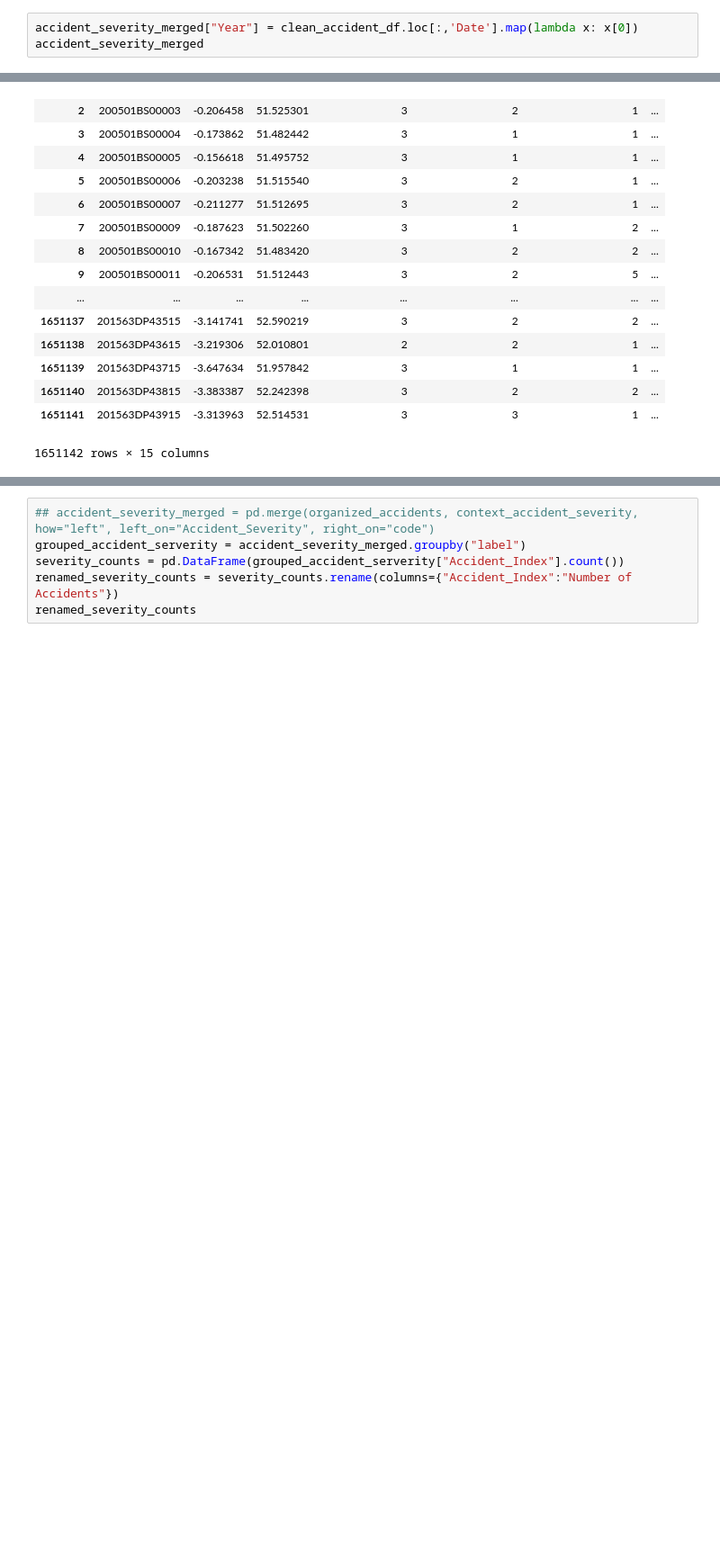
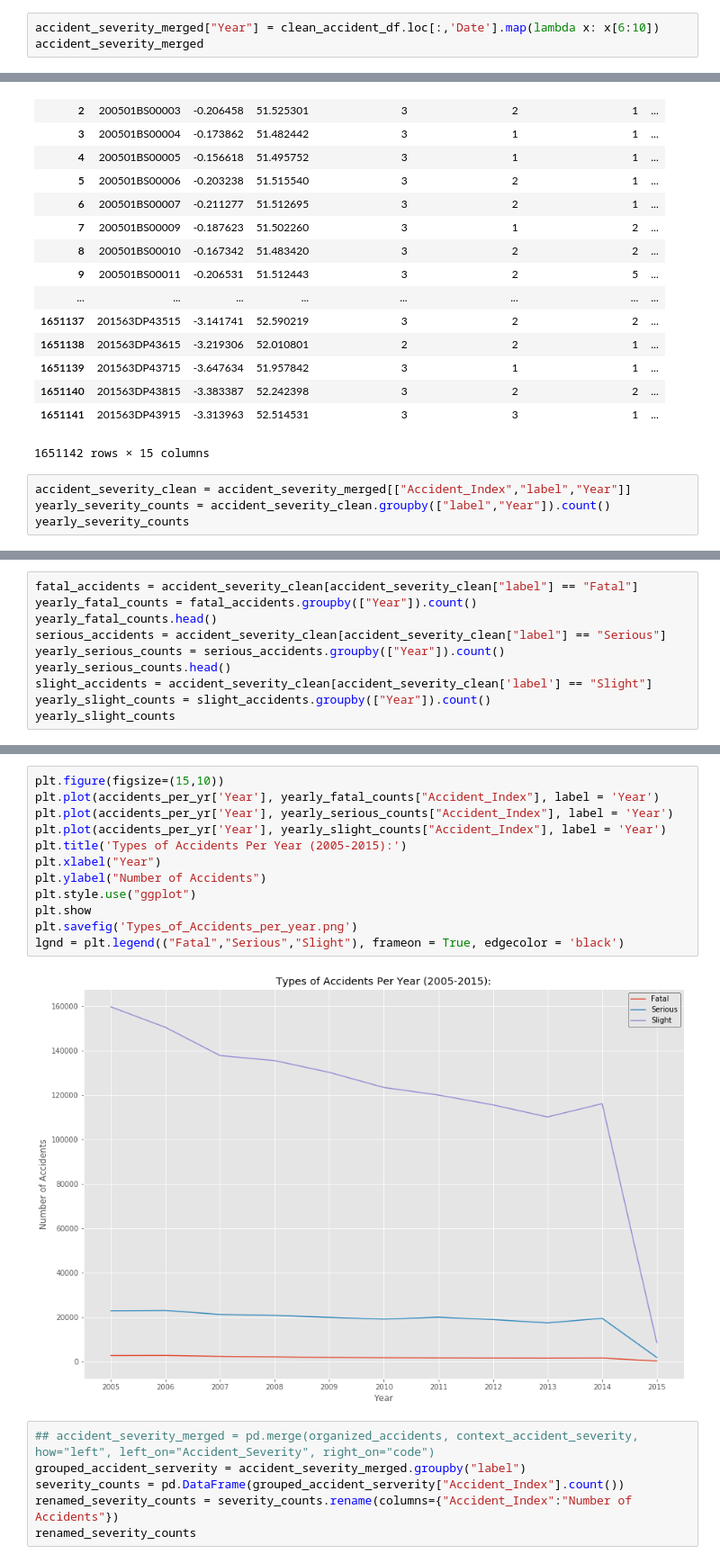
Before and after one commit to baybailz/Project-One-UNCC-Bootcamp, a Jupyter notebook: bailey_cleaning.ipynb, the cells around one changed output, grey strips where cells are left out. Shown: that part at 90% size. Saved outputs shown, nothing was run; the diff lists cells and outputs as text; blank space fills up the shorter version.

```diff
--- a/bailey_cleaning.ipynb
+++ b/bailey_cleaning.ipynb
@@ -340,7 +340,7 @@ context_accident_severity
 | 1 | 2 | Serious |
 | 2 | 3 | Slight |
 # %%
-accident_severity_merged["Year"] = clean_accident_df.loc[:,'Date'].map(lambda x: x[0])
+accident_severity_merged["Year"] = clean_accident_df.loc[:,'Date'].map(lambda x: x[6:10])
 accident_severity_merged
 # %% [output]
 |  | Accident_Index | Longitude | Latitude | Accident_Severity | Number_of_Vehicles | Number_of_Casualties | ... |
@@ -361,3 +361,7 @@ accident_severity_merged
 | 1651140 | 201563DP43815 | -3.383387 | 52.242398 | 3 | 2 | 2 | ... |
 | 1651141 | 201563DP43915 | -3.313963 | 52.514531 | 3 | 3 | 1 | ... |
 1651142 rows × 15 columns
+# %%
+accident_severity_clean = accident_severity_merged[["Accident_Index","label","Year"]]
+yearly_severity_counts = accident_severity_clean.groupby(["label","Year"]).count()
+yearly_severity_counts
@@ -363,0 +387,10 @@ accident_severity_merged
+# %%
+fatal_accidents = accident_severity_clean[accident_severity_clean["label"] == "Fatal"]
+yearly_fatal_counts = fatal_accidents.groupby(["Year"]).count()
+yearly_fatal_counts.head()
+serious_accidents = accident_severity_clean[accident_severity_clean["label"] == "Serious"]
+yearly_serious_counts = serious_accidents.groupby(["Year"]).count()
+yearly_serious_counts.head()
+slight_accidents = accident_severity_clean[accident_severity_clean['label'] == "Slight"]
+yearly_slight_counts = slight_accidents.groupby(["Year"]).count()
+yearly_slight_counts
@@ -364,3 +411,17 @@ accident_severity_merged
+# %%
+plt.figure(figsize=(15,10))
+plt.plot(accidents_per_yr['Year'], yearly_fatal_counts["Accident_Index"], label = 'Year')
+plt.plot(accidents_per_yr['Year'], yearly_serious_counts["Accident_Index"], label = 'Year')
+plt.plot(accidents_per_yr['Year'], yearly_slight_counts["Accident_Index"], label = 'Year')
+plt.title('Types of Accidents Per Year (2005-2015):')
+plt.xlabel("Year")
+plt.ylabel("Number of Accidents")
+plt.style.use("ggplot")
+plt.show
+plt.savefig('Types_of_Accidents_per_year.png')
+lgnd = plt.legend(("Fatal","Serious","Slight"), frameon = True, edgecolor = 'black')
+# %% [output]
+[figure, added]
 # %%
 ## accident_severity_merged = pd.merge(organized_accidents, context_accident_severity, how="left", left_on="Accident_Severity", right_on="code")
 grouped_accident_serverity = accident_severity_merged.groupby("label")
```
Also changed, not shown: parts of 4 cells of this notebook, 4 other files.
